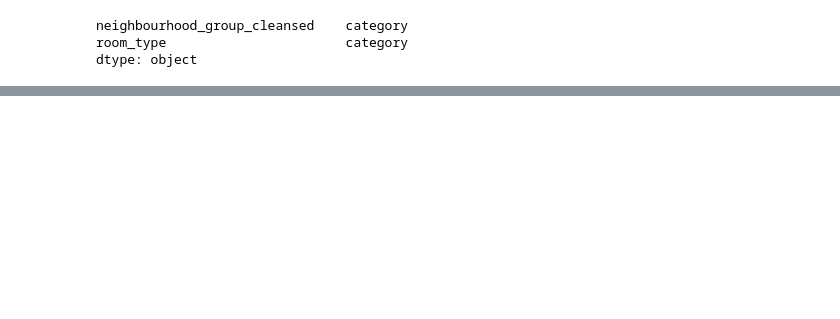
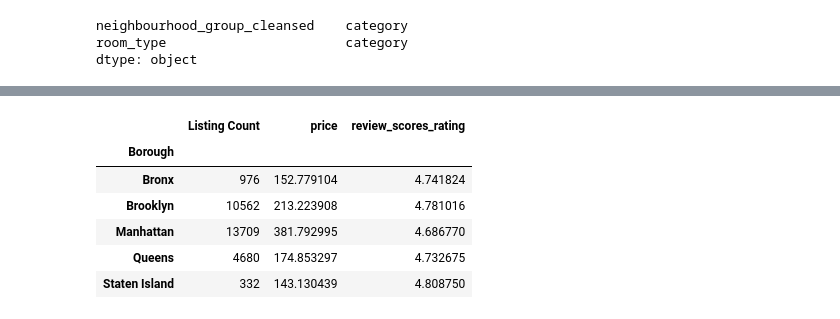
Before and after one commit to bluesparrow-bit/DataPlaygrounds, a Jupyter notebook: Data_Wrangling/airbnb-new-york-city.ipynb, the cells around one changed output, grey strips where cells are left out. Drawn from its saved outputs; the diff is of its cells as text; code cells hidden in the pictures; blank space fills up the shorter version.

```diff
--- a/Data_Wrangling/airbnb-new-york-city.ipynb
+++ b/Data_Wrangling/airbnb-new-york-city.ipynb
@@ -273,0 +351,14 @@ Add a column price_per_accommodate = price / accommodates, using your cleaned nu
+# %%
+borough_summary = listings.groupby('Borough').aggregate({'listing_url':'count',
+                                                        'price':'mean',
+                                                        'review_scores_rating':'mean'})
+borough_summary.rename({'listing_url':'Listing Count'},axis=1, inplace=True)
+borough_summary
+# %% [output]
+|  | Listing Count | price | review_scores_rating |
+| Borough |  |  |  |
+| Bronx | 976 | 152.779104 | 4.741824 |
+| Brooklyn | 10562 | 213.223908 | 4.781016 |
+| Manhattan | 13709 | 381.792995 | 4.686770 |
+| Queens | 4680 | 174.853297 | 4.732675 |
+| Staten Island | 332 | 143.130439 | 4.808750 |
```
Also changed, not shown: parts of 34 cells of this notebook, 1 other file.
